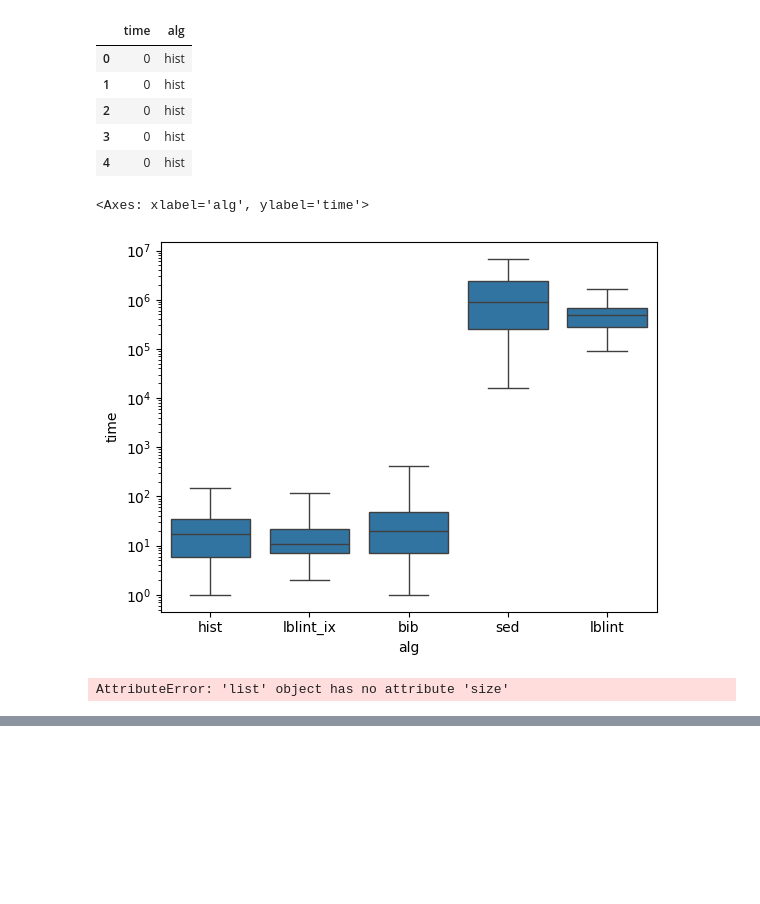
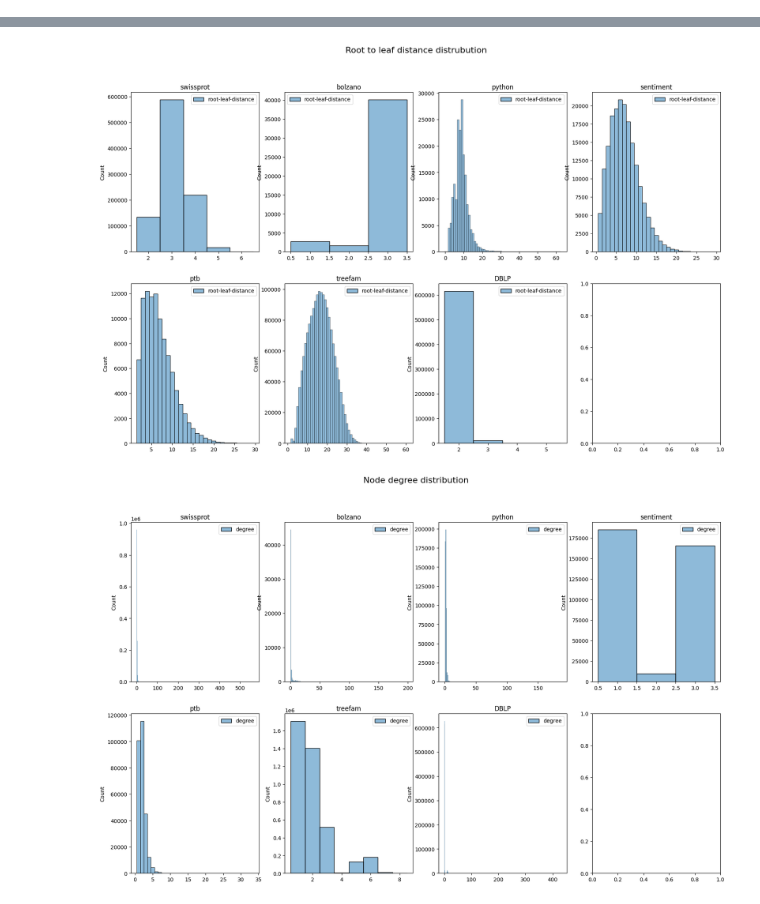
Before and after one commit to LukMRVC/tree-similiarity-experiments, a Jupyter notebook: viz.ipynb, the cells around one changed output, grey strips where cells are left out. Cells and saved outputs as stored; diff of their text form; code cells hidden in the pictures; blank space fills up the shorter version.

```diff
--- a/viz.ipynb
+++ b/viz.ipynb
@@ -72,25 +39,44 @@ sns.boxplot(data=df, x='alg', y='time', log_scale=True, showfliers=False)
-# %%
-df = pd.DataFrame()
-for alg in dataframes['python'].keys():
-    if alg == 'tang':
-        continue
-    times = dataframes['python'][alg][0].copy()
-    times['alg'] = alg
-    df = pd.concat([df, times])
-df.head()
-# %% [output]
-|  | time | alg |
-| 0 | 0 | hist |
-| 1 | 0 | hist |
-| 2 | 0 | hist |
-| 3 | 0 | hist |
-| 4 | 0 | hist |
-# %%
-sns.boxplot(data=df, x='alg', y='time', log_scale=True, showfliers=False)
-# %% [output]
-<Axes: xlabel='alg', ylabel='time'>
-[figure, removed]
-# %%
-dataframes['sentiment']['hist'].size
-# %% [output]
-AttributeError: 'list' object has no attribute 'size'
+# %%
+def load_stats(dataset: str):
+    ds_path = join(BASEPATH, dataset.lower())
+    path = join(ds_path, 'stats.csv')
+    df = pd.read_csv(path)
+    depths = pd.read_csv(join(ds_path, 'depths.csv'), names=['root-leaf-distance'], header=None)
+    degrees = pd.read_csv(join(ds_path, 'degrees.csv'), names=['degree'], header=None)
+
+    df.insert(0, 'Dataset', [dataset.capitalize()], True)
+    df.insert(6, 'Mean node degree', [degrees['degree'].mean()])
+    df.insert(6, 'Min node degree', [degrees['degree'].min()])
+    df.insert(6, 'Max node degree', [degrees['degree'].max()])
+    df.insert(9, 'Min tree height', [depths['root-leaf-distance'].min()])
+    df.insert(9, 'Max tree height', [depths['root-leaf-distance'].max()])
+    df.insert(9, 'Mean tree height (root to leaf distance)', [depths['root-leaf-distance'].mean()])
+    return (df, depths, degrees)
+
+f, axes = plt.subplots(2, 4, figsize=(20, 12))
+f2, axes2 = plt.subplots(2, 4, figsize=(20, 12))
+f.suptitle('Root to leaf distance distrubution', fontsize=16)
+f2.suptitle('Node degree distribution', fontsize=16)
+df = pd.DataFrame()
+for i, (ds, _) in enumerate(tested_values):
+    row = int(i >= 4)
+    col = i % 4
+    loaded, dep, deg = load_stats(ds)
+    hp = sns.histplot(data=dep, ax=axes[row][col], discrete=True)
+    hp.set(title=ds)
+    hp2 = sns.histplot(data=deg, ax=axes2[row][col], discrete=True)
+    hp2.set(title=ds)
+    df = pd.concat([df, loaded])
+
+pd.set_option('display.precision', 3)
+
+df.reset_index()
+df = df.rename(columns={
+    'mint': 'Min tree size',
+    'maxt': 'Max tree size',
+    'avgt': 'Average tree size',
+    'distinct_labels': 'No. of distinct labels',
+    'trees': 'No. of trees in dataset',
+})
+display(df)
+# %% [output]
@@ -97 +91,3 @@ AttributeError: 'list' object has no attribute 'size'
+[figure, added]
+[figure, added]
 # %%
```
Also changed, not shown: parts of 26 cells of this notebook, 1 other file.
